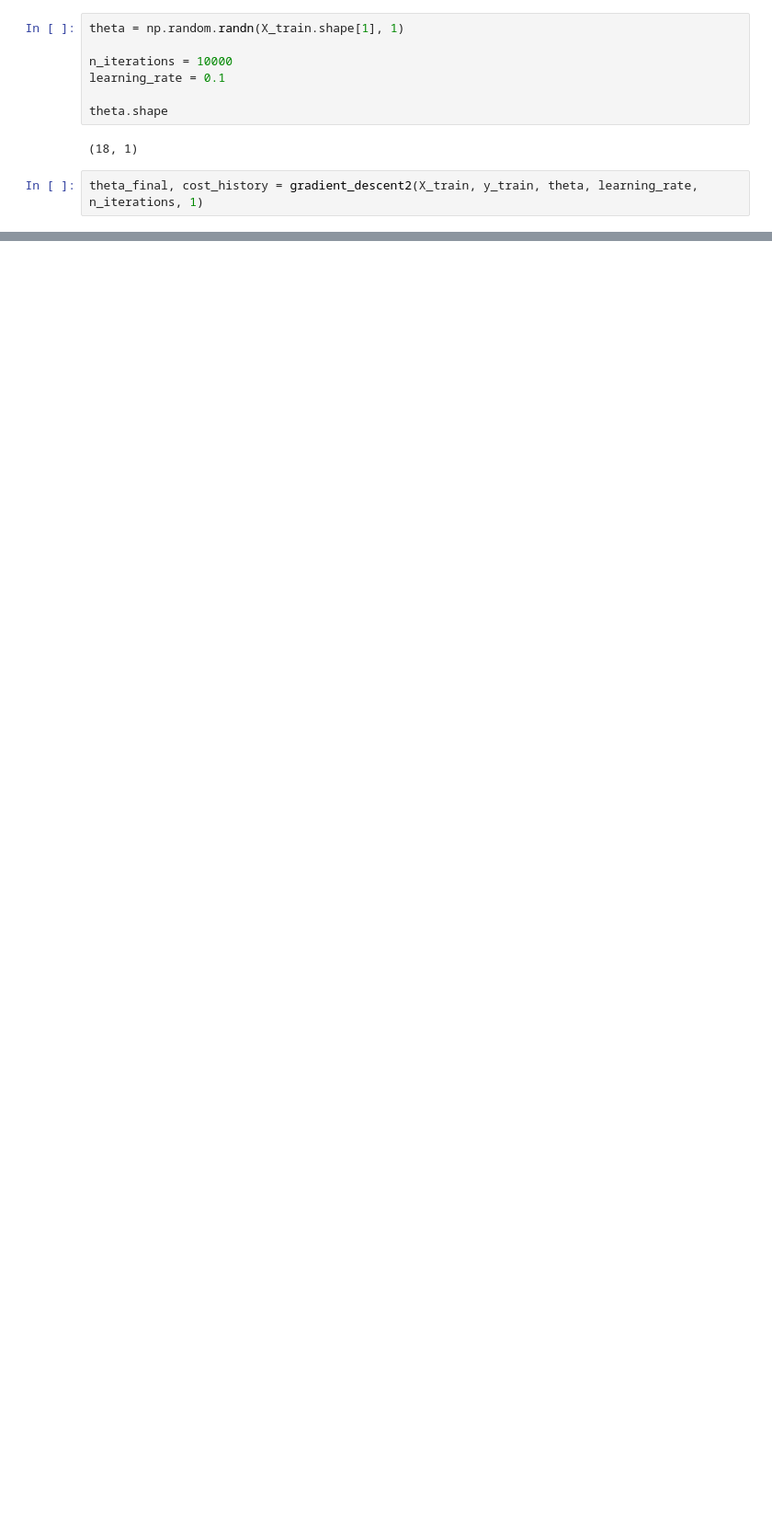
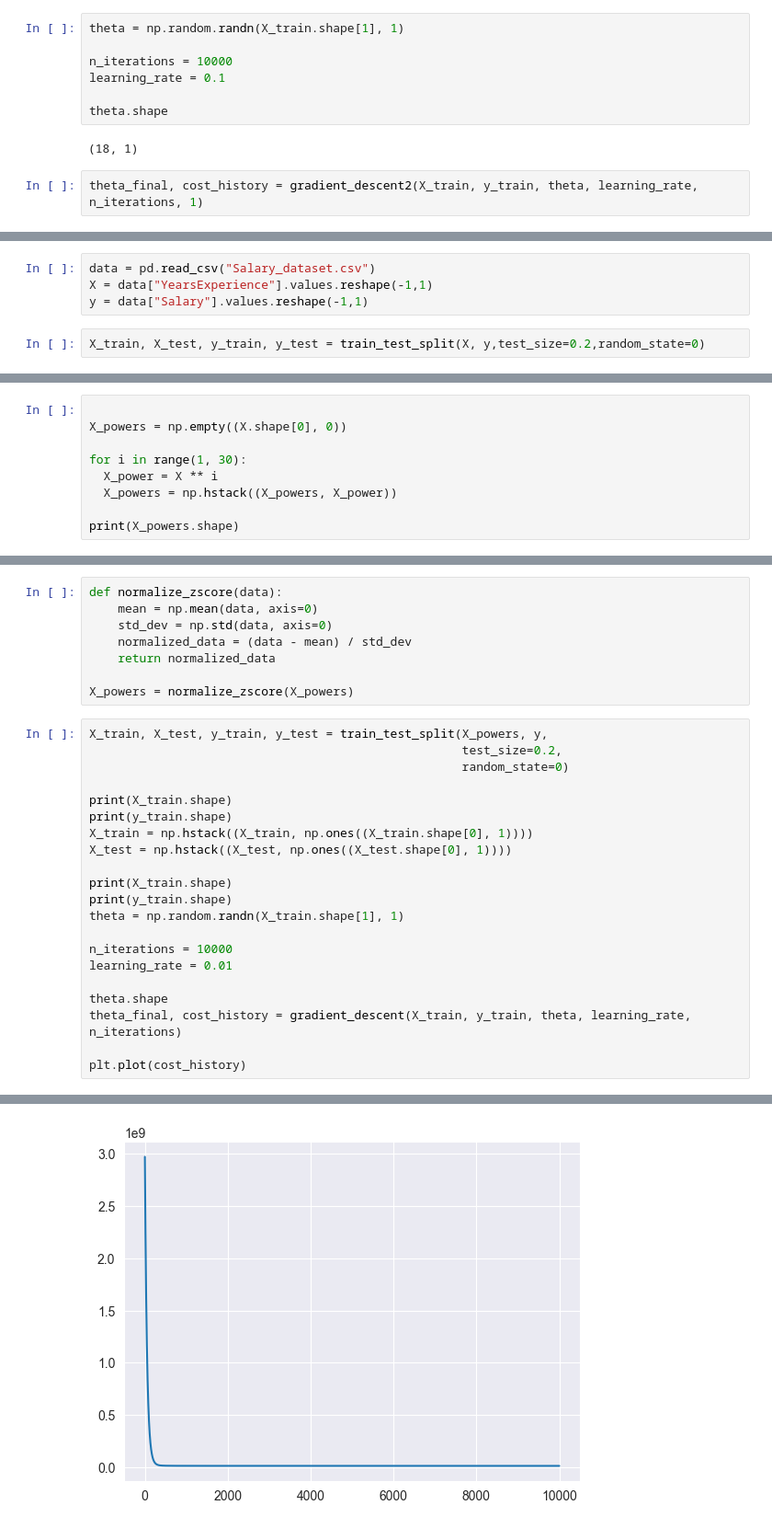
Before and after one commit to mohammedtlemsani/ai_tps, a Jupyter notebook: Seance 7/Regularization.ipynb, the cells around one changed output, grey strips where cells are left out. Shown: that part at 92% size. Saved outputs shown, nothing was run; the diff lists cells and outputs as text; blank space fills up the shorter version.

```diff
--- a/Seance 7/Regularization.ipynb
+++ b/Seance 7/Regularization.ipynb
@@ -267,0 +268,6 @@ r2
+# %%
+data = pd.read_csv("Salary_dataset.csv")
+X = data["YearsExperience"].values.reshape(-1,1)
+y = data["Salary"].values.reshape(-1,1)
+# %%
+X_train, X_test, y_train, y_test = train_test_split(X, y,test_size=0.2,random_state=0)
@@ -267,0 +320,9 @@ r2
+# %%
+
+X_powers = np.empty((X.shape[0], 0))
+
+for i in range(1, 30):
+  X_power = X ** i
+  X_powers = np.hstack((X_powers, X_power))
+
+print(X_powers.shape)
@@ -267,0 +351,30 @@ r2
+# %%
+def normalize_zscore(data):
+    mean = np.mean(data, axis=0)
+    std_dev = np.std(data, axis=0)
+    normalized_data = (data - mean) / std_dev
+    return normalized_data
+
+X_powers = normalize_zscore(X_powers)
+# %%
+X_train, X_test, y_train, y_test = train_test_split(X_powers, y,
+                                                    test_size=0.2,
+                                                    random_state=0)
+
+print(X_train.shape)
+print(y_train.shape)
+X_train = np.hstack((X_train, np.ones((X_train.shape[0], 1))))
+X_test = np.hstack((X_test, np.ones((X_test.shape[0], 1))))
+
+print(X_train.shape)
+print(y_train.shape)
+theta = np.random.randn(X_train.shape[1], 1)
+
+n_iterations = 10000
+learning_rate = 0.01
+
+theta.shape
+theta_final, cost_history = gradient_descent(X_train, y_train, theta, learning_rate, n_iterations)
+
+plt.plot(cost_history)
+# %% [output]
@@ -267,0 +386 @@ r2
+[figure, added]
```
Also changed, not shown: parts of 19 cells of this notebook, 1 other file.
